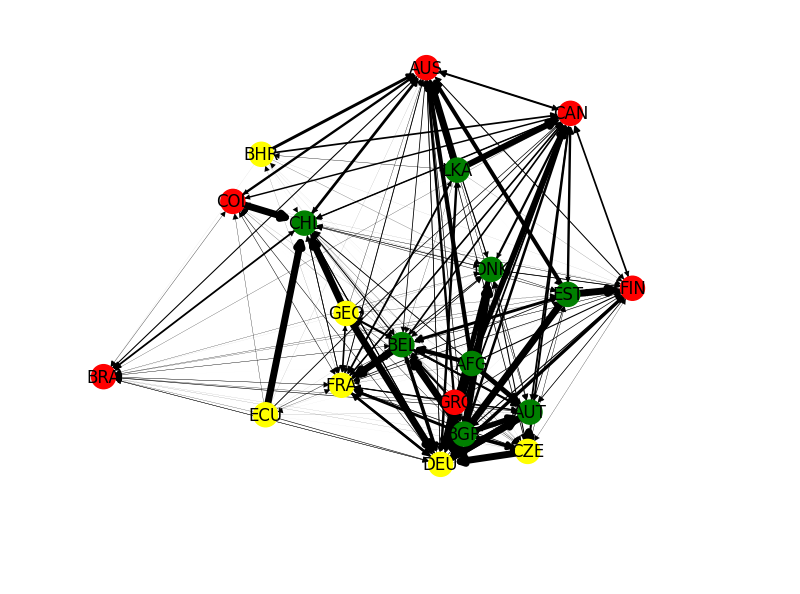
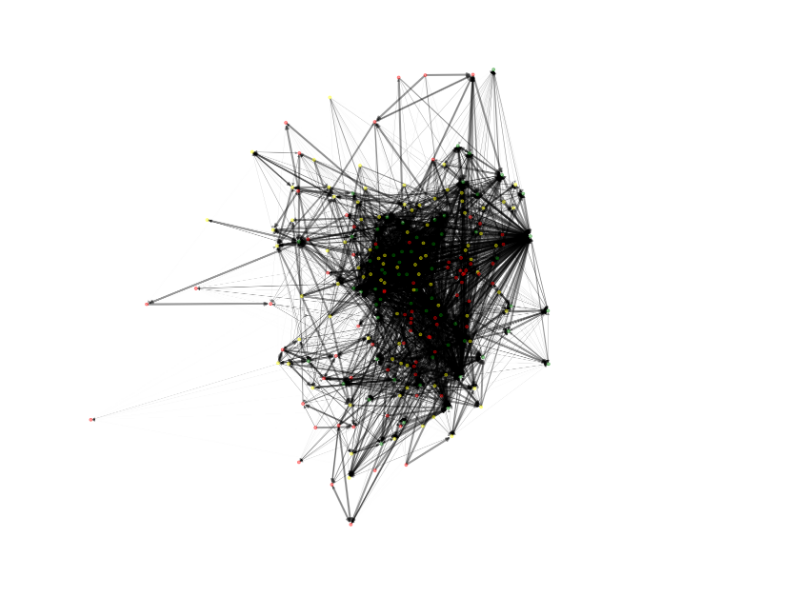
Before and after one commit to Nikolaj90/ImaginoTransference, a Jupyter notebook: struc2vec/directed_test.ipynb, the cells around one changed output. Cells and saved outputs as stored; diff of their text form; code cells hidden in the pictures; blank space fills up the shorter version.

```diff
--- a/struc2vec/directed_test.ipynb
+++ b/struc2vec/directed_test.ipynb
@@ -20,5 +18,0 @@ nodes = list(G_D.nodes())[:20]
-# %%
-all_nodes = list(G_D.nodes())
-for node in all_nodes:
-    if node not in nodes:
-        G_D.remove_node(node)
@@ -31,7 +65,7 @@ s2vG.getMultiLevelGraph()
 # %%
 walks = s2vG.getRandomWalks(number_of_walks = 1000, walk_length=40)
 # %%
-model = Word2Vec(walks, vector_size=50)
+model = Word2Vec(walks, vector_size=75)
 # %%
 embeddings = {node: model.wv[node] for node in s2vG.nodes}
 # %%
@@ -49,8 +83,11 @@ for node, embedding in enumerate(X_transform):
 cmap = {0:"green",1:"yellow", 2:"red"}
 nodecolors = [cmap[v] for k,v in node_embeddings.items()]
 # %%
-weights = [min(edge[2]["weight"],5) for edge in s2vG.G_D.edges(data=True)]
+# Change to scaling instead!
+weights = [min(edge[2]["weight"],3) for edge in s2vG.G_D.edges(data=True)]
 # %%
-nx.draw_spring(s2vG.G_D, with_labels=True, node_color=nodecolors, width = weights)
+fig, ax = plt.subplots(figsize=(15,15))
+
+nx.draw_spring(s2vG.G_D, with_labels=False, node_color=nodecolors, width = weights, node_size=20, alpha=0.4)
 # %% [output]
-[figure, old version]
+[figure, new version]
```
Also changed, not shown: parts of 14 cells of this notebook, 4 other files.
